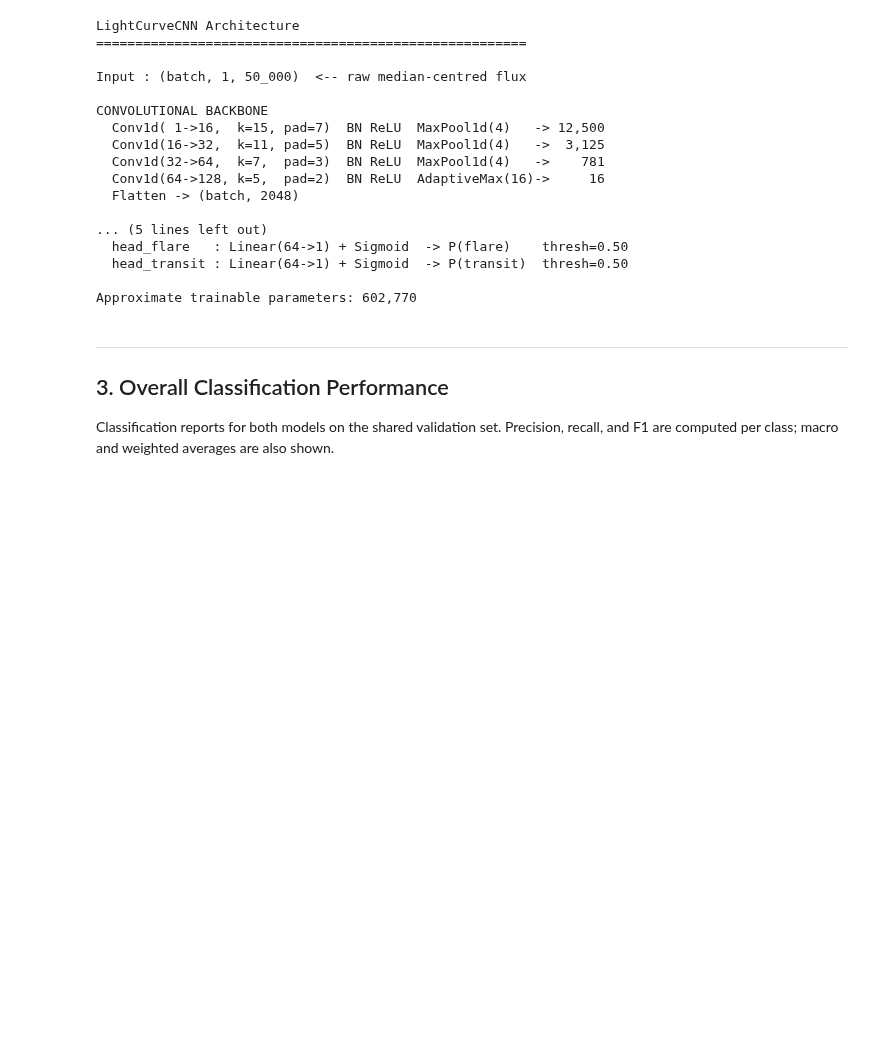
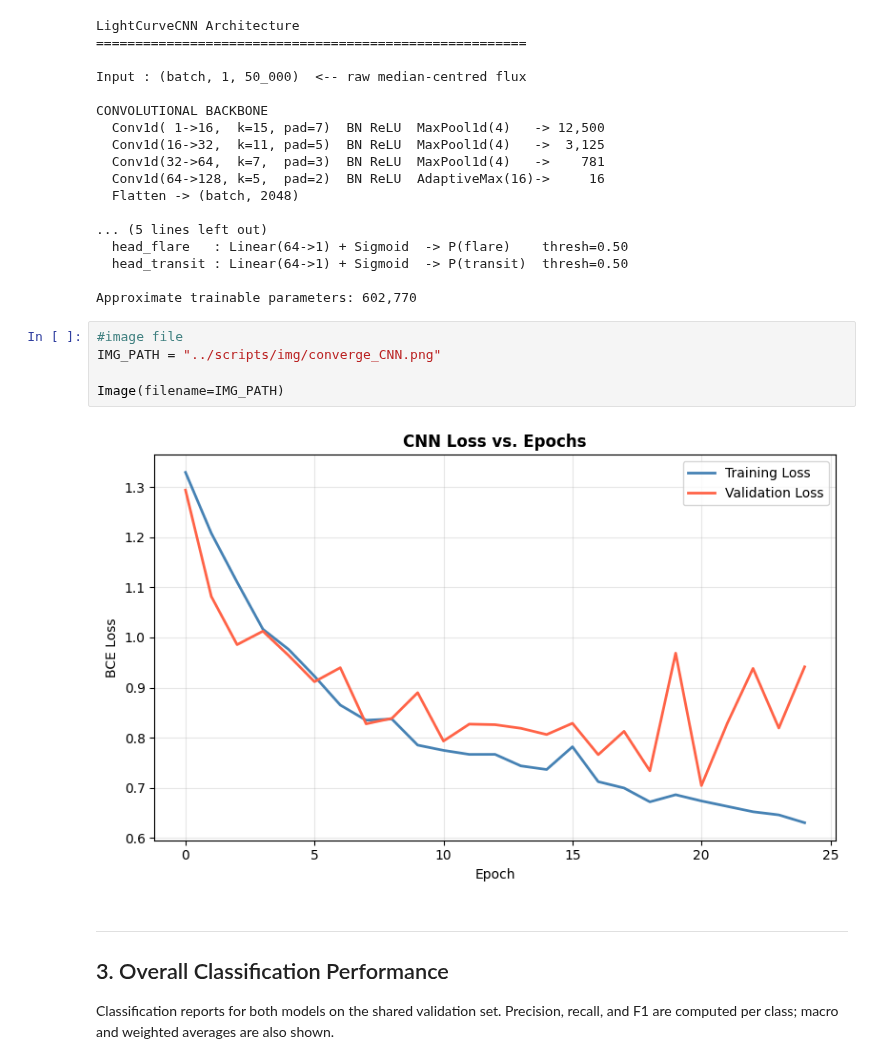
Before and after one commit to rosenberg9/computational_astrobiology_belgrade, a Jupyter notebook: PlatoLightCurves/scripts/analyze_classifiers.ipynb, the cells around one changed output. Drawn from its saved outputs; the diff is of its cells as text; blank space fills up the shorter version.

```diff
--- a/PlatoLightCurves/scripts/analyze_classifiers.ipynb
+++ b/PlatoLightCurves/scripts/analyze_classifiers.ipynb
@@ -842,6 +841,13 @@ CONVOLUTIONAL BACKBONE
   head_transit : Linear(64->1) + Sigmoid  -> P(transit)  thresh=0.50
 
 Approximate trainable parameters: 602,770
+# %%
+#image file
+IMG_PATH = "../scripts/img/converge_CNN.png"
+
+Image(filename=IMG_PATH)
+# %% [output]
+[figure, added]
 # %% [markdown]
 ---
 ## 3. Overall Classification Performance
```
Also changed, not shown: parts of 10 cells of this notebook, 19 other files.
